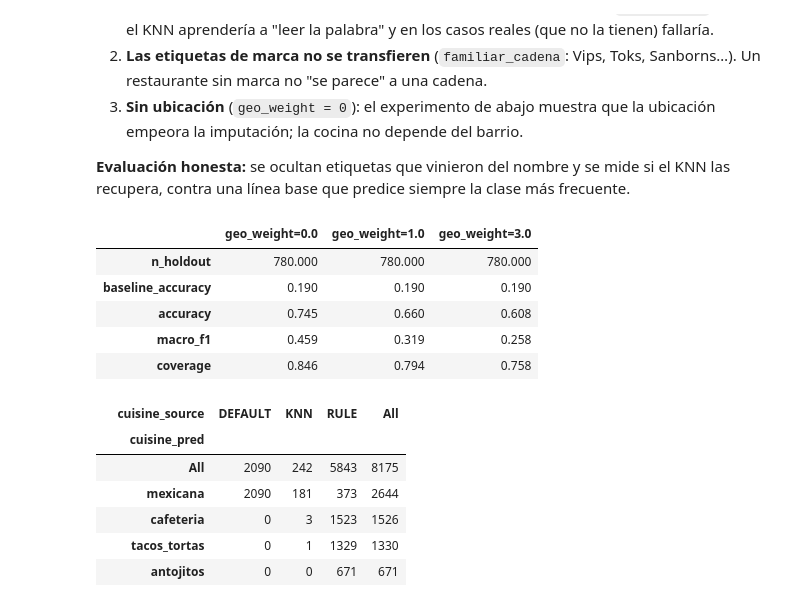
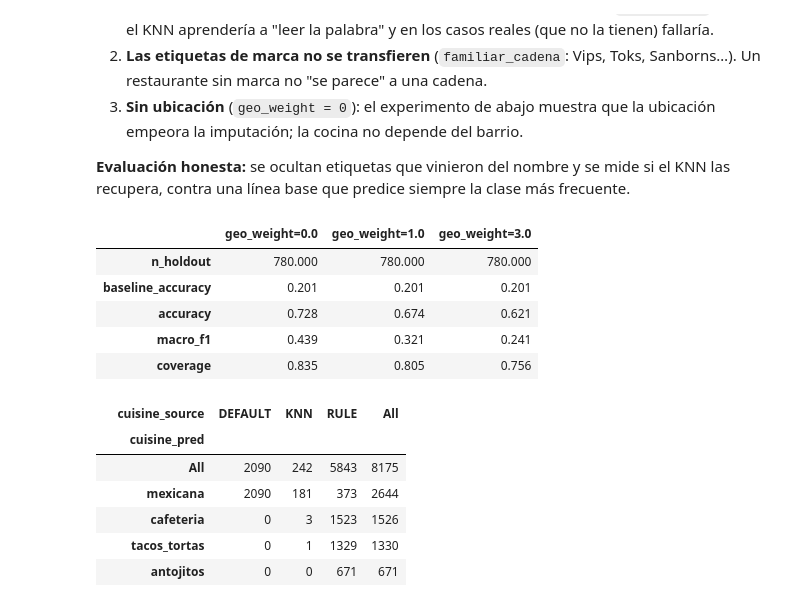
Before and after one commit to Nataliaa05/puzzle-recomendador, a Jupyter notebook: notebooks/01_fuentes_y_mundo.ipynb, the cells around one changed output. Cells and saved outputs as stored; diff of their text form; code cells hidden in the pictures.

```diff
--- a/notebooks/01_fuentes_y_mundo.ipynb
+++ b/notebooks/01_fuentes_y_mundo.ipynb
@@ -112,29 +113,29 @@ Los restaurantes **sin etiqueta** se imputan con **K vecinos más cercanos** sob
 # %%
 knn_kwargs = dict(
     n_neighbors=knn_cfg["n_neighbors"],
     min_confidence=knn_cfg["min_confidence"],
     default=knn_cfg["default_cuisine"],
     min_df=knn_cfg["min_df"],
     exclude_from_training=rules.non_transferable,
 )
 experiment = {
     f"geo_weight={w}": evaluate_knn_holdout(
         universe,
         holdout_fraction=knn_cfg["holdout_fraction"],
-        rng=np.random.default_rng(sim.seed),
+        rng=make_rng(sim.seed, "cuisine_knn_eval"),
         geo_weight=w,
         **knn_kwargs,
     )
     for w in (0.0, 1.0, 3.0)
 }
 pd.DataFrame(experiment).round(3)
 # %% [output]
 |  | geo_weight=0.0 | geo_weight=1.0 | geo_weight=3.0 |
 | n_holdout | 780.000 | 780.000 | 780.000 |
-| baseline_accuracy | 0.190 | 0.190 | 0.190 |
-| accuracy | 0.745 | 0.660 | 0.608 |
-| macro_f1 | 0.459 | 0.319 | 0.258 |
-| coverage | 0.846 | 0.794 | 0.758 |
+| baseline_accuracy | 0.201 | 0.201 | 0.201 |
+| accuracy | 0.728 | 0.674 | 0.621 |
+| macro_f1 | 0.439 | 0.321 | 0.241 |
+| coverage | 0.835 | 0.805 | 0.756 |
 # %%
 universe = impute_cuisine_knn(universe, geo_weight=knn_cfg["geo_weight"], **knn_kwargs)
 pd.crosstab(universe["cuisine_pred"], universe["cuisine_source"], margins=True).sort_values(
```
Also changed, not shown: parts of 3 cells of this notebook, 25 other files.
